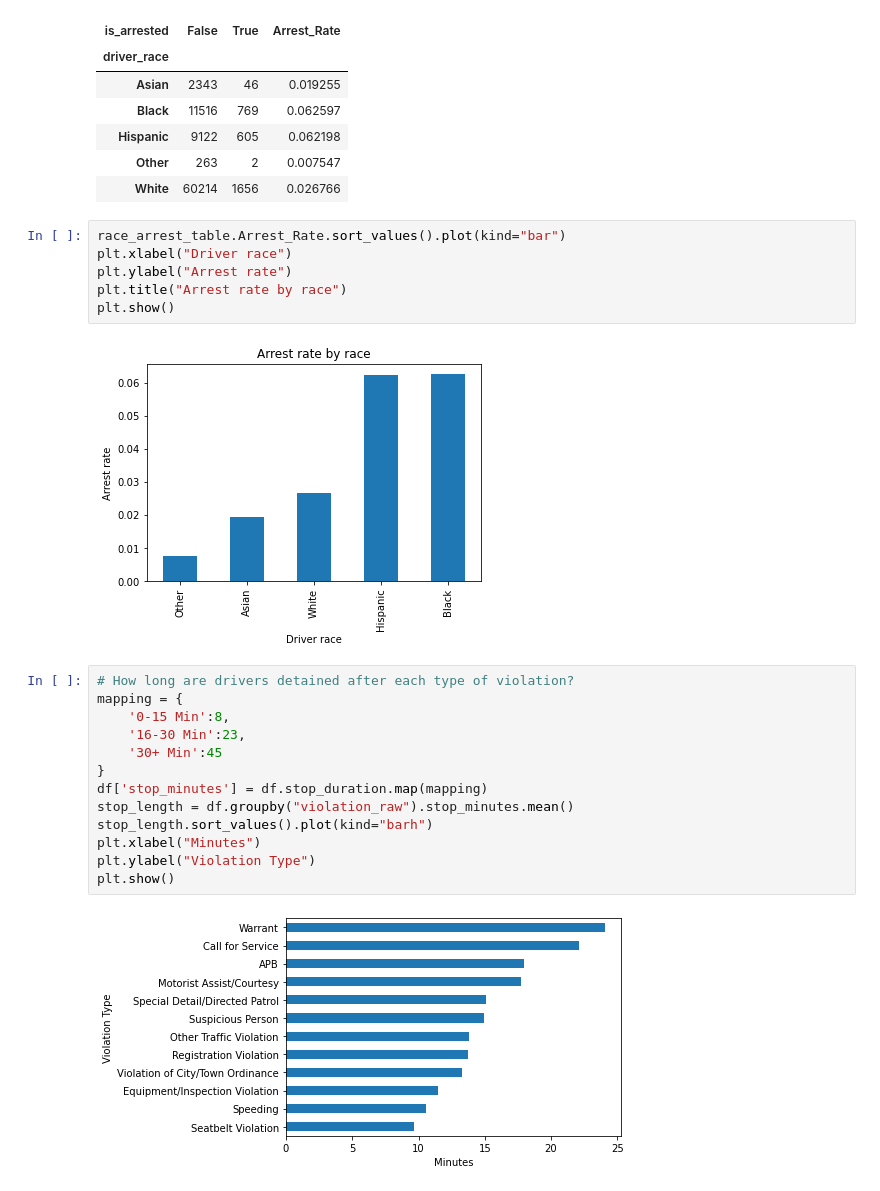
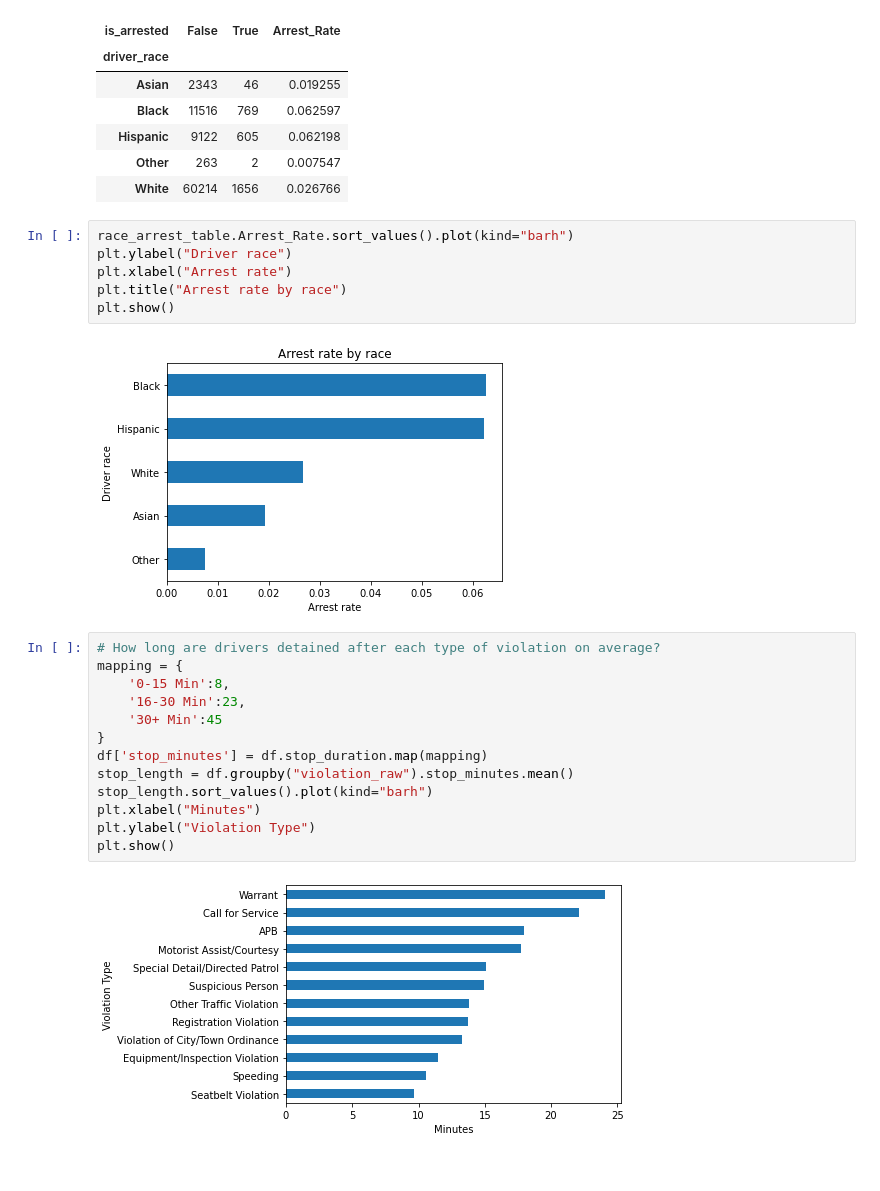
Before and after one commit to rmarinplana/personalProjects, a Jupyter notebook: EDA/police_analysis.ipynb, the cells around one changed output. Drawn from its saved outputs; the diff is of its cells as text.

```diff
--- a/EDA/police_analysis.ipynb
+++ b/EDA/police_analysis.ipynb
@@ -347,15 +347,15 @@ race_arrest_table
 | Other | 263 | 2 | 0.007547 |
 | White | 60214 | 1656 | 0.026766 |
 # %%
-race_arrest_table.Arrest_Rate.sort_values().plot(kind="bar")
-plt.xlabel("Driver race")
-plt.ylabel("Arrest rate")
+race_arrest_table.Arrest_Rate.sort_values().plot(kind="barh")
+plt.ylabel("Driver race")
+plt.xlabel("Arrest rate")
 plt.title("Arrest rate by race")
 plt.show()
 # %% [output]
-[figure, old version]
+[figure, new version]
 # %%
-# How long are drivers detained after each type of violation?
+# How long are drivers detained after each type of violation on average?
 mapping = {
     '0-15 Min':8,
     '16-30 Min':23,
```
Also changed, not shown: parts of 2 cells of this notebook, 2 other files.
